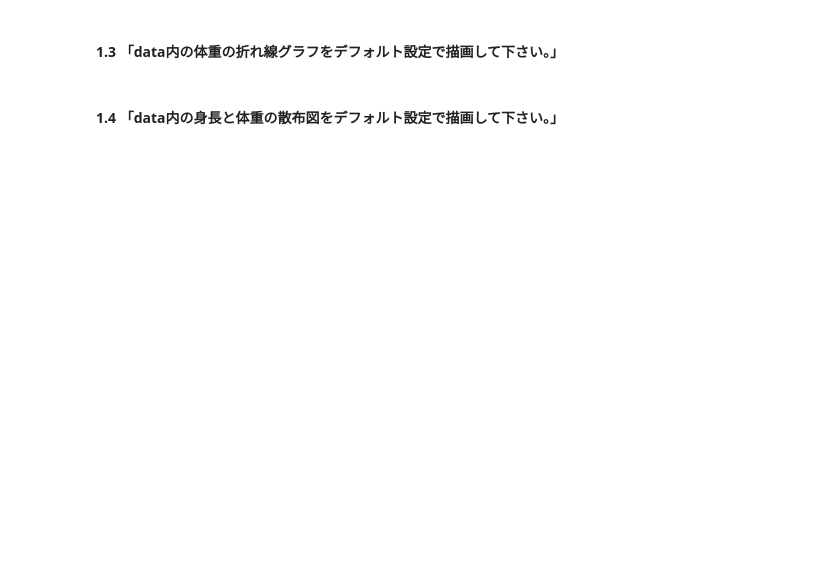
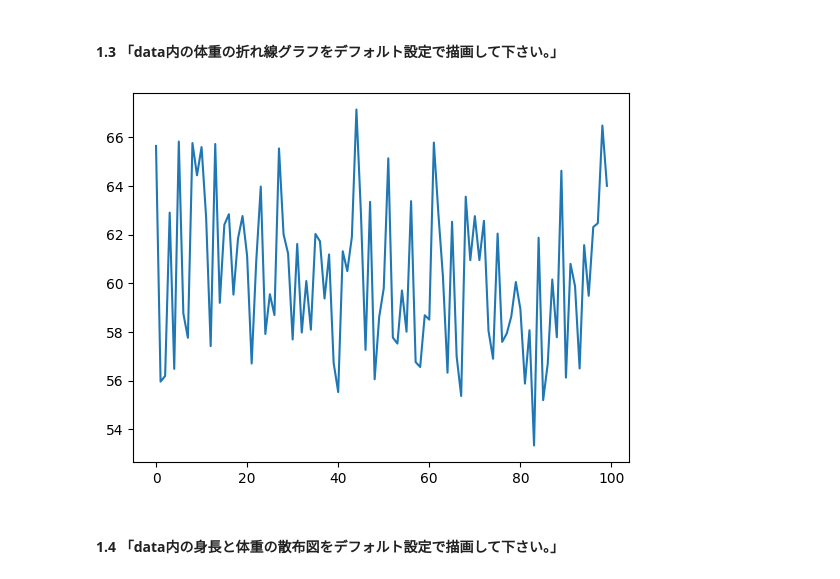
Before and after one commit to area6080/python_basic, a Jupyter notebook: matplotlib_editor.ipynb, the cells around one changed output. Saved outputs shown, nothing was run; the diff lists cells and outputs as text; code cells hidden in the pictures; blank space fills up the shorter version.

```diff
--- a/matplotlib_editor.ipynb
+++ b/matplotlib_editor.ipynb
@@ -34,4 +50,11 @@ data['体重'] = np.random.normal(60, 3, 100)
 # %% [markdown]
 #### 1.3 「data内の体重の折れ線グラフをデフォルト設定で描画して下さい。」
+# %%
+fig = plt.figure()
+ax = fig.add_subplot(1,1,1)
+ax.plot(data['体重'])
+plt.show()
+# %% [output]
+[figure, added]
 # %% [markdown]
 #### 1.4 「data内の身長と体重の散布図をデフォルト設定で描画して下さい。」
```
Also changed, not shown: parts of 5 cells of this notebook.
